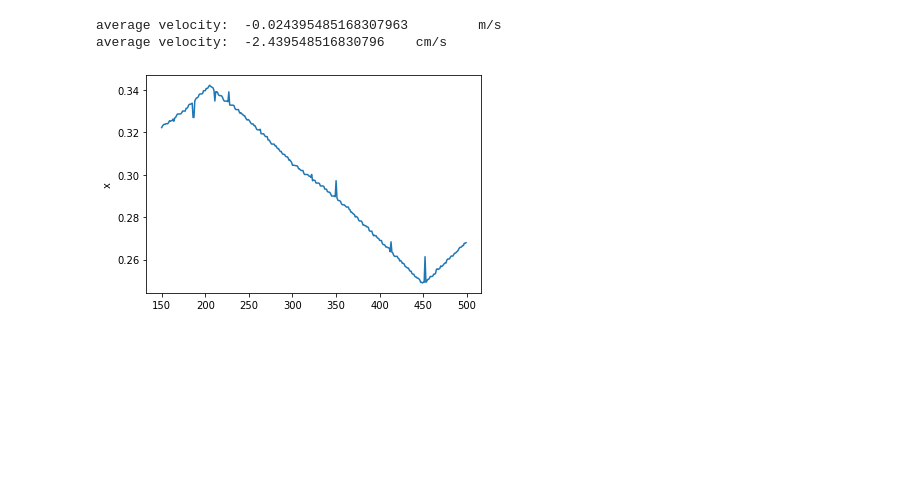
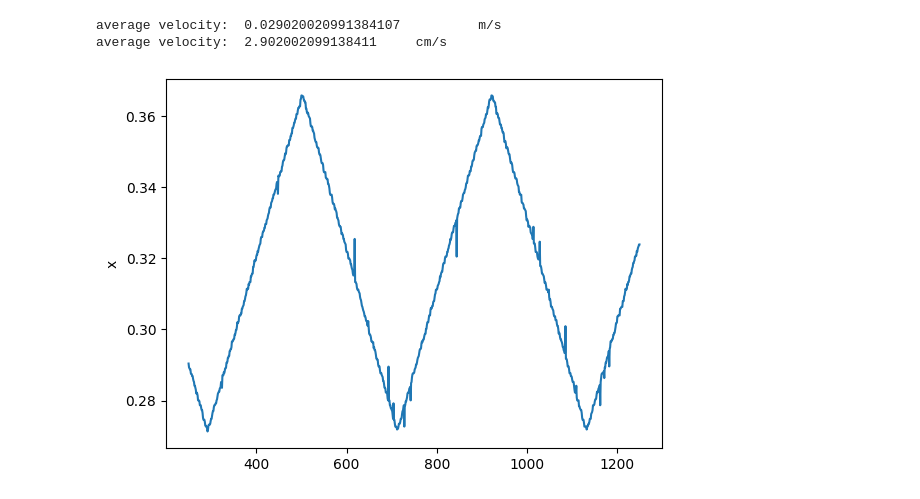
Before and after one commit to AndyBestIsBored/Desktop_Rehab, a Jupyter notebook: setup_analysis.ipynb, the cells around one changed output. Cells and saved outputs as stored; diff of their text form; code cells hidden in the pictures; blank space fills up the shorter version.

```diff
--- a/setup_analysis.ipynb
+++ b/setup_analysis.ipynb
@@ -4,9 +4,9 @@ import numpy as np
 import pandas as pd
 from pprint import pprint
 # %%
-data = pd.read_csv("Joey\Record_Data\Y024\T0000.csv")
+data = pd.read_csv("Record_Data\Y025\T03.csv")
 pprint(data.columns)
-data
+# data
 # %% [output]
 Index(['Unnamed: 0', 'Time', 'T1', 'T2', 't1', 't2', 'q1', 'q2', 'x', 'y',
        'x_dot', 'y_dot', 'Fx', 'Fy', 'Fx_Mea', 'Fy_Mea'],
@@ -84,12 +66,13 @@ sns.lineplot(x=data.index, y=data["x"])
 # %%
-x= [i for i in range(150,500)]
+x= [i for i in range(250,1250)]
 y = data.iloc[x]["x"]
 sns.lineplot(x=x, y=y)
 distance = y.max()-y.min()
-avg_vel = distance/(data.iloc[y.idxmax()]["Time"]-data.iloc[y.idxmin()]["Time"])
+time_taken = (data.iloc[y.idxmax()]["Time"]-data.iloc[y.idxmin()]["Time"])
+avg_vel = distance/time_taken
 print("average velocity: ", avg_vel, "\t m/s")
 print("average velocity: ", avg_vel*100, "\t cm/s")
 # %% [output]
-average velocity:  -0.024395485168307963         m/s
-average velocity:  -2.439548516830796    cm/s
+average velocity:  0.029020020991384107          m/s
+average velocity:  2.902002099138411     cm/s
-[figure, old version]
+[figure, new version]
```
Also changed, not shown: parts of 8 cells of this notebook, 1 other file.
